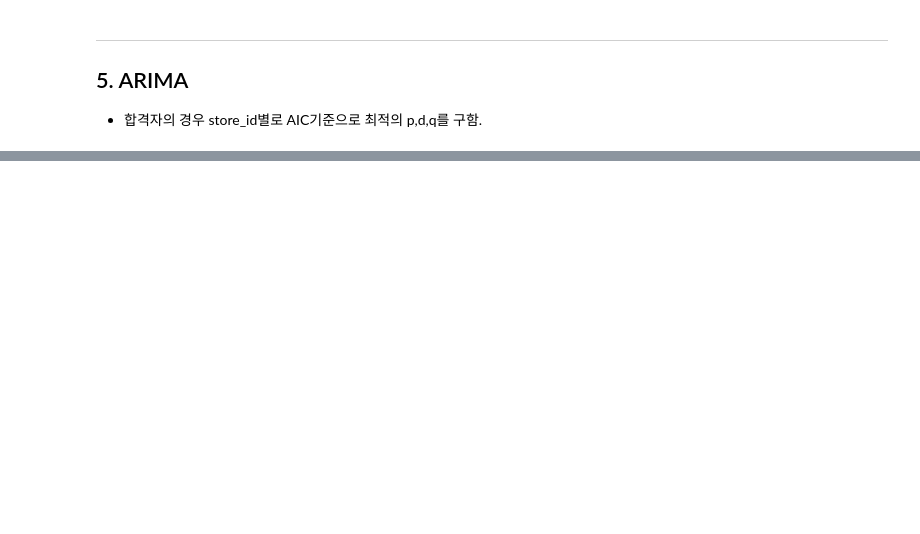
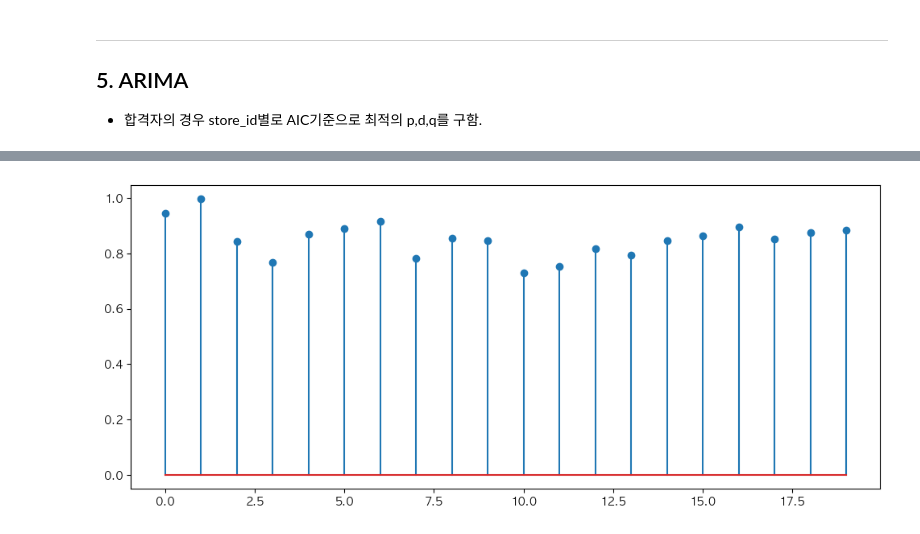
Before and after one commit to suhyun-cho/Dacon, a Jupyter notebook: 상점매출예측_FUNDA/1st-pass-code-review.ipynb, the cells around one changed output, grey strips where cells are left out. Cells and saved outputs as stored; diff of their text form; code cells hidden in the pictures; blank space fills up the shorter version.

```diff
--- a/상점매출예측_FUNDA/1st-pass-code-review.ipynb
+++ b/상점매출예측_FUNDA/1st-pass-code-review.ipynb
@@ -1798,0 +1868,9 @@ MA.1           -7.5903           +0.0000j            7.5903            0.5000
+# %%
+# Ljung-Box 검정 결과
+# x 축 : 시차 , y축 : p-value
+qvalue, pvalue = sm.stats.acorr_ljungbox(model_fit.resid, 20)
+plt.figure(figsize=(12,5), dpi=100)
+plt.stem(pvalue)
+plt.show()
+# %% [output]
+[figure, added]
```
Also changed, not shown: parts of 9 cells of this notebook.
